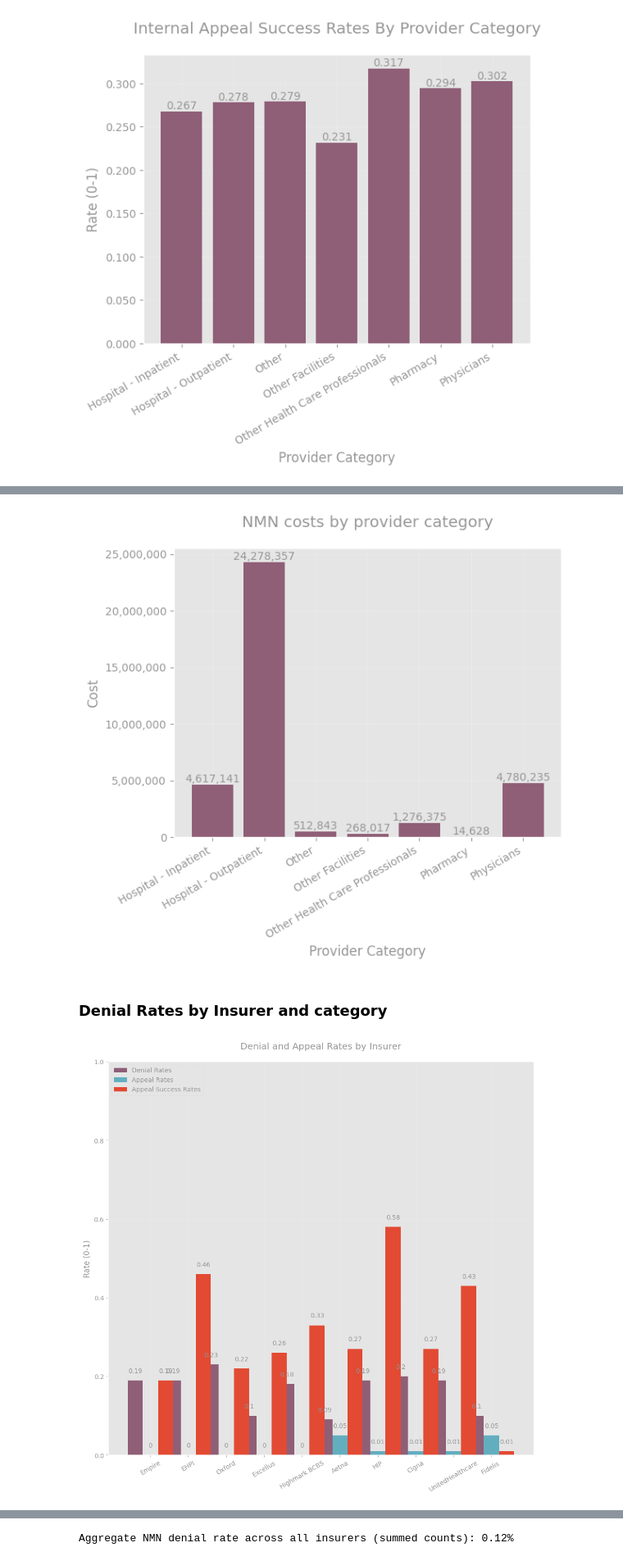
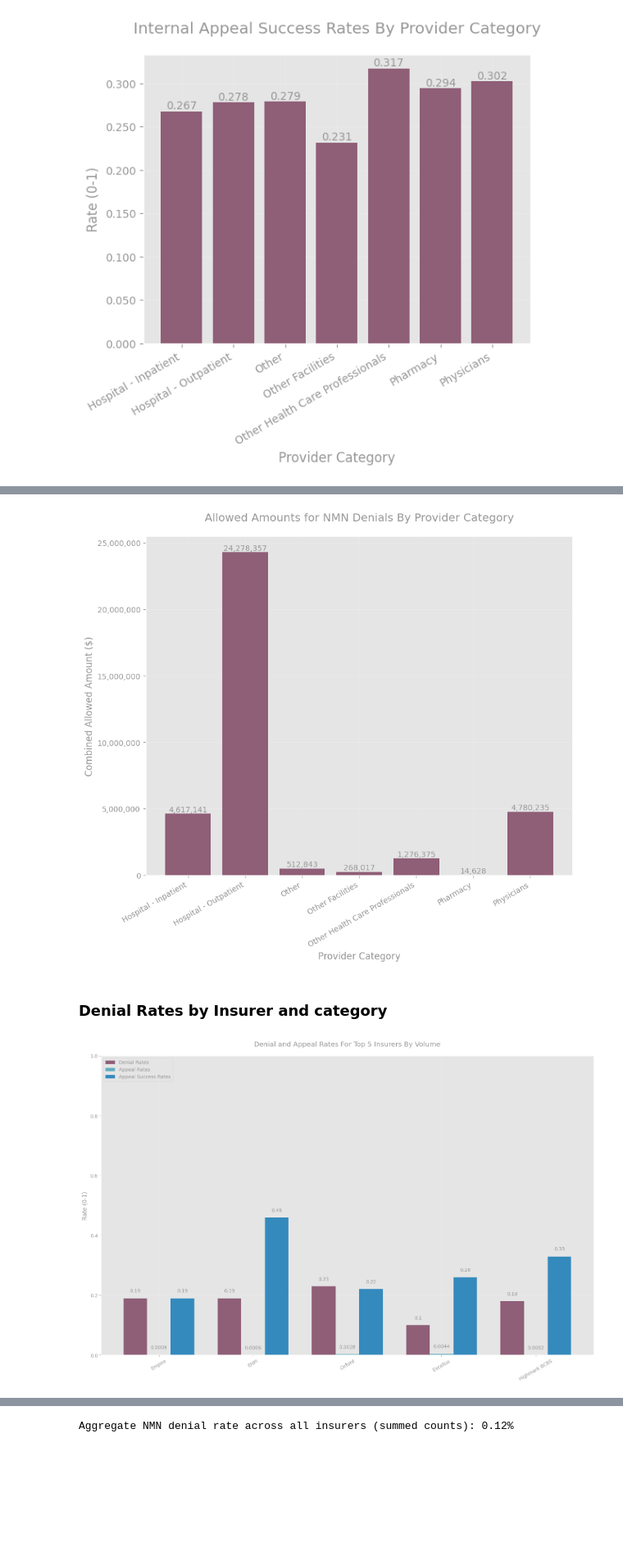
Before and after one commit to TPAFS/investigations, a Jupyter notebook: investigations/claims_denials/nys_claims_reports.ipynb, the cells around one changed output, grey strips where cells are left out. Shown at 82% size. Drawn from its saved outputs; the diff is of its cells as text; code cells hidden in the pictures; blank space fills up the shorter version.

```diff
--- a/investigations/claims_denials/nys_claims_reports.ipynb
+++ b/investigations/claims_denials/nys_claims_reports.ipynb
@@ -703,29 +703,30 @@ appeal_rates = list(provider_agg["internal_appeal_rate"].values)
 appeal_success_rates = list(provider_agg["internal_appeal_success_rate"].values)
 # %%
 provider_cat_rates = {
-    "Denial Rates": [round(x, 2) for x in denial_rates],
-    "Appeal Rates": [round(x, 2) for x in appeal_rates],
-    "Appeal Success Rates": [round(x, 2) for x in appeal_success_rates],
+    "Denial Rate": [round(x, 2) for x in denial_rates],
+    "Appeal Rate": [round(x, 2) for x in appeal_rates],
+    "Appeal Success Rate": [round(x, 2) for x in appeal_success_rates],
 }
 
 x = np.arange(len(provider_cats))  # label locations
 width = 0.25
 multiplier = 0
 
-fig, ax = plt.subplots(layout="constrained", figsize=(10, 10))
+fig, ax = plt.subplots(layout="constrained", figsize=(12, 10))
 
 for attribute, measurement in provider_cat_rates.items():
     offset = width * multiplier
     rects = ax.bar(x + offset, measurement, width, label=attribute)
-    ax.bar_label(rects, padding=10)
+    ax.bar_label(rects, padding=0)
     multiplier += 1
 
 # Add some text for labels, title and custom x-axis tick labels, etc.
-ax.set_ylabel("Rate (0-1)")
+ax.set_ylabel("Rate (0 - 1)")
 ax.set_title("Denial and Appeal Rates by Provider Category")
 ax.set_xticks(x + width, provider_cats, rotation=30)
-ax.legend(loc="upper left", ncols=1)
+ax.legend(loc="upper left", ncols=1, labelcolor="black")
 ax.set_ylim(0, 0.4)
-
+save_path=os.path.join(OUTPUT_IMAGE_DIR, "denial_and_appeal_rates_by_provider_cat.png")
+plt.savefig(save_path, transparent=True, bbox_inches="tight")
 plt.show()
 # %% [output]
@@ -805,10 +806,10 @@ provider_cat_rates = {
 }
 
 x = np.arange(len(provider_cats))  # label locations
-width = 0.25
+width = 0.2
 multiplier = 0
 
-fig, ax = plt.subplots(layout="constrained", figsize=(10, 10))
+fig, ax = plt.subplots(layout="constrained", figsize=(14, 10))
 
 for attribute, measurement in provider_cat_rates.items():
     offset = width * multiplier
@@ -920,8 +1017,8 @@ plot_bar(
 # %%
 bar_names = list(provider_agg["provider_category"].values)
 bar_vals = list(provider_agg["claims_denied_nmn_allowed"].values)
-title = f"NMN costs by provider category"
-val_axis_label = "Cost"
+title = f"Allowed Amounts for NMN Denials By Provider Category"
+val_axis_label = "Combined Allowed Amount ($)"
 cat_axis_label = "Provider Category"
 
 plot_bar(
@@ -932,14 +1029,15 @@ plot_bar(
     cat_axis_label=cat_axis_label,
     bar_label=True,
     save_path=os.path.join(OUTPUT_IMAGE_DIR, "nmn_allowed_amts_by_provider_cat.png"),
+    figsize=(10,8)
 )
 # %% [output]
-[figure, old version]
+[figure, new version]
 # %% [markdown]
 ### Denial Rates by Insurer and category
 # %%
 # Inspect top k insurers (by claims adjudicated)
-k = 10
+k = 5
 top_k_insurers = insurer_agg.sort_values(by="claims_adjudicated", ascending=False).head(
     k
 )
@@ -957,41 +1055,41 @@ abbrev_insurer_cats = [
     "Oxford",
     "Excellus",
     "Highmark BCBS",
-    "Aetna",
-    "HIP",
-    "Cigna",
-    "UnitedHealthcare",
-    "Fidelis ",
+    # "Aetna",
+    # "HIP",
+    # "Cigna",
+    # "UnitedHealthcare",
+    # "Fidelis ",
 ]
 # %%
 insurer_cat_rates = {
-    "Denial Rates": [round(x, 2) for x in denial_rates],
-    "Appeal Rates": [round(x, 2) for x in appeal_rates],
+    "Denial Rates": [round(x,2) for x in denial_rates],
+    "Appeal Rates": [round(x, 4) for x in appeal_rates],
     "Appeal Success Rates": [round(x, 2) for x in appeal_success_rates],
 }
 
 x = np.arange(len(abbrev_insurer_cats))  # label locations
-width = 0.4
+width = 0.25
 multiplier = 0
 
-fig, ax = plt.subplots(layout="constrained", figsize=(10, 10))
+fig, ax = plt.subplots(layout="constrained", figsize=(15, 10))
 
 for attribute, measurement in insurer_cat_rates.items():
     offset = width * multiplier
     rects = ax.bar(x + offset, measurement, width, label=attribute)
     ax.bar_label(rects, padding=10)
     multiplier += 1
 
 # Add some text for labels, title and custom x-axis tick labels, etc.
 ax.set_ylabel("Rate (0-1)")
-ax.set_title("Denial and Appeal Rates by Insurer")
+ax.set_title("Denial and Appeal Rates For 5 Insurers With Highest Claims Volume")
 ax.set_xticks(x + width, abbrev_insurer_cats, rotation=30)
 ax.legend(loc="upper left", ncols=1)
 ax.set_ylim(0, 1)
 
 plt.show()
 # %% [output]
-[figure, old version]
+[figure, new version]
 # %%
 # Illegible, plot individually:
 # Split out as three bar plots, above is ugly
```
Also changed, not shown: parts of 7 cells of this notebook.
